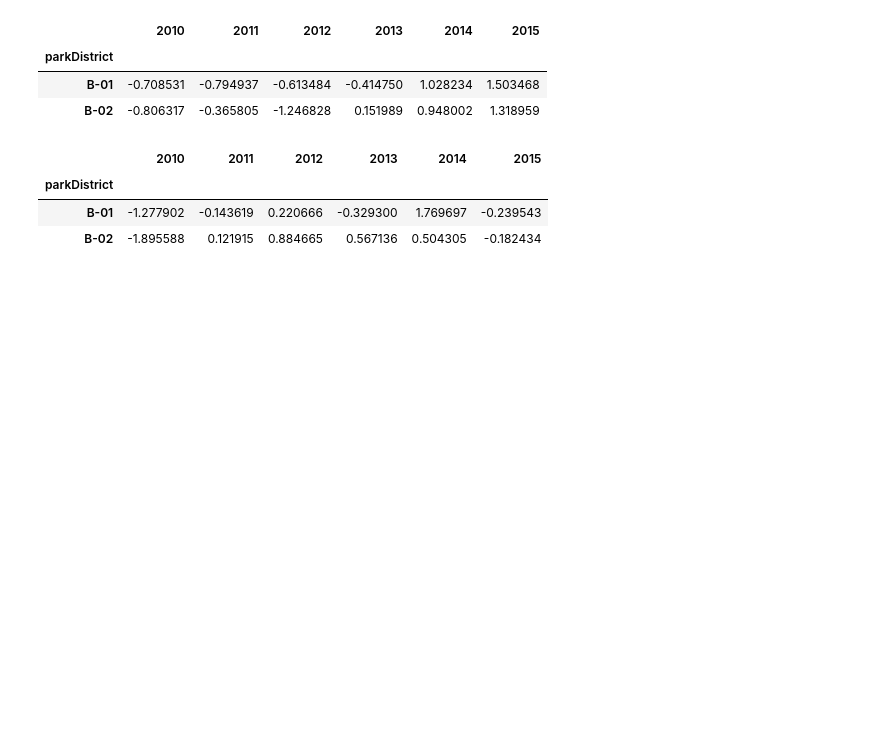
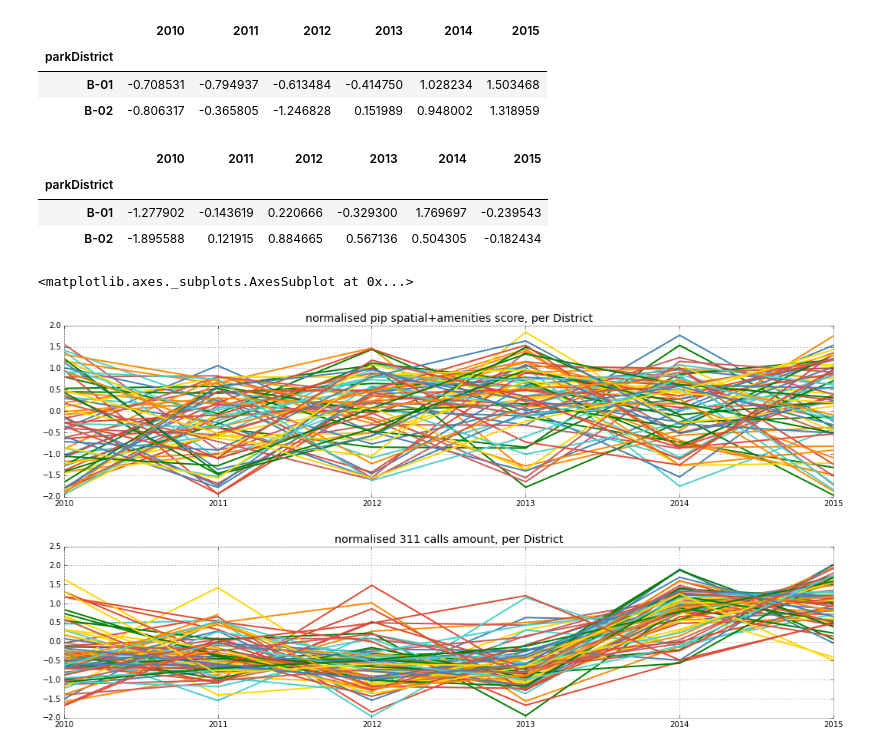
Before and after one commit to gdobler/parqa, a Jupyter notebook: 311/6_Timeseries_corellation.ipynb, the cells around one changed output. Drawn from its saved outputs; the diff is of its cells as text; code cells hidden in the pictures; blank space fills up the shorter version.

```diff
--- a/311/6_Timeseries_corellation.ipynb
+++ b/311/6_Timeseries_corellation.ipynb
@@ -78,3 +70,10 @@ pip_n.head(2)
 | parkDistrict |  |  |  |  |  |  |
 | B-01 | -1.277902 | -0.143619 | 0.220666 | -0.329300 | 1.769697 | -0.239543 |
 | B-02 | -1.895588 | 0.121915 | 0.884665 | 0.567136 | 0.504305 | -0.182434 |
+# %%
+pip_n.T.plot(legend=0, figsize=(18,4), title='normalised pip spatial+amenities score, per District')
+calls_n.T.plot(legend=0, figsize=(18,4), title='normalised 311 calls amount, per District')
+# %% [output]
+<matplotlib.axes._subplots.AxesSubplot at 0x...>
+[figure, added]
+[figure, added]
```
Also changed, not shown: parts of 6 cells of this notebook.
